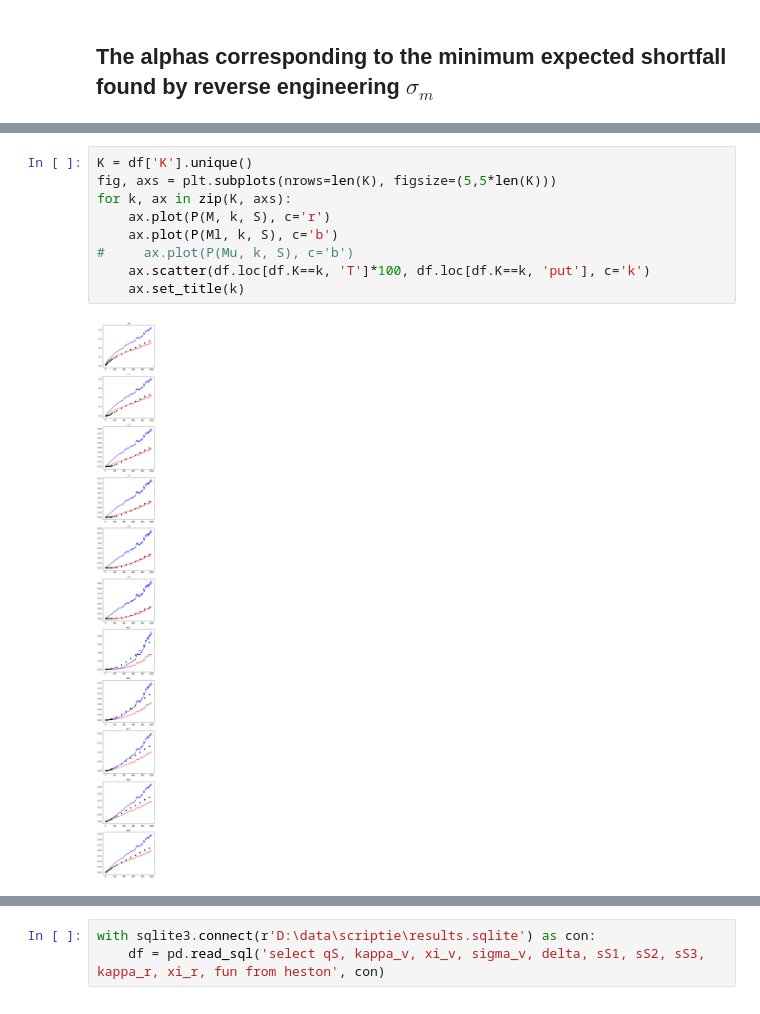
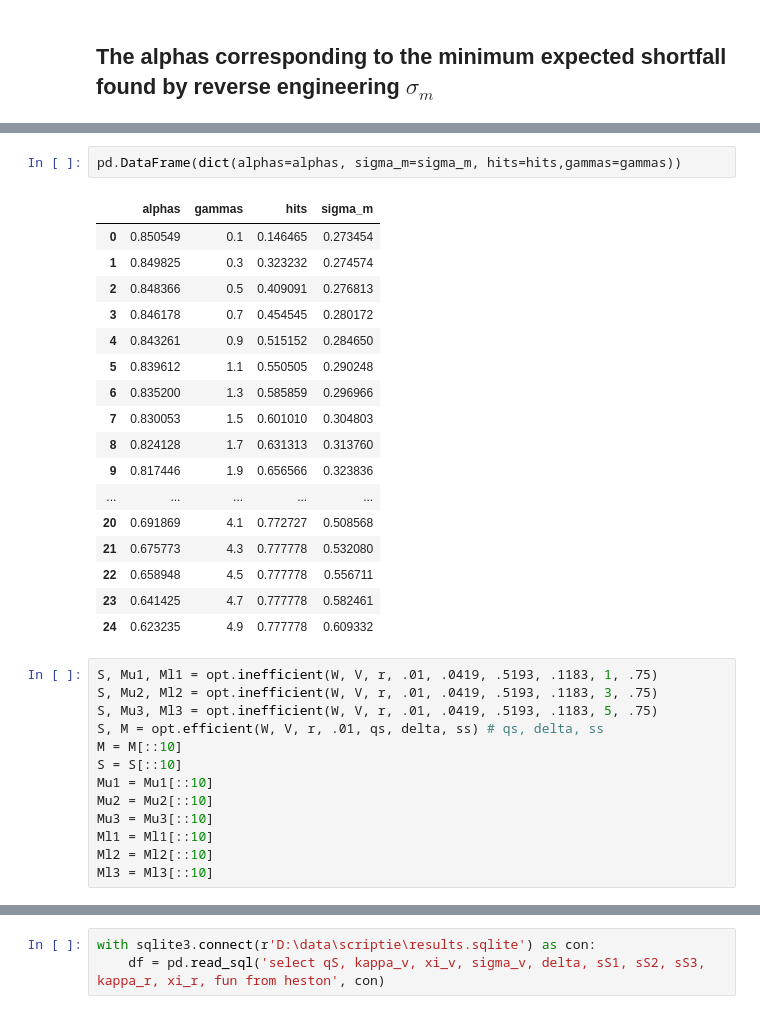
Before and after one commit to sebasv/thesis, a Jupyter notebook: Untitled1.ipynb, the cells around one changed output, grey strips where cells are left out. Cells and saved outputs as stored; diff of their text form.

```diff
--- a/Untitled1.ipynb
+++ b/Untitled1.ipynb
@@ -101,11 +108,33 @@ plt.ylabel('percentage within bounds')
-# %%
-K = df['K'].unique()
-fig, axs = plt.subplots(nrows=len(K), figsize=(5,5*len(K)))
-for k, ax in zip(K, axs):
-    ax.plot(P(M, k, S), c='r')
-    ax.plot(P(Ml, k, S), c='b')
-#     ax.plot(P(Mu, k, S), c='b')
-    ax.scatter(df.loc[df.K==k, 'T']*100, df.loc[df.K==k, 'put'], c='k')
-    ax.set_title(k)
-# %% [output]
-[figure, removed]
+# %%
+pd.DataFrame(dict(alphas=alphas, sigma_m=sigma_m, hits=hits,gammas=gammas))
+# %% [output]
+|  | alphas | gammas | hits | sigma_m |
+| 0 | 0.850549 | 0.1 | 0.146465 | 0.273454 |
+| 1 | 0.849825 | 0.3 | 0.323232 | 0.274574 |
+| 2 | 0.848366 | 0.5 | 0.409091 | 0.276813 |
+| 3 | 0.846178 | 0.7 | 0.454545 | 0.280172 |
+| 4 | 0.843261 | 0.9 | 0.515152 | 0.284650 |
+| 5 | 0.839612 | 1.1 | 0.550505 | 0.290248 |
+| 6 | 0.835200 | 1.3 | 0.585859 | 0.296966 |
+| 7 | 0.830053 | 1.5 | 0.601010 | 0.304803 |
+| 8 | 0.824128 | 1.7 | 0.631313 | 0.313760 |
+| 9 | 0.817446 | 1.9 | 0.656566 | 0.323836 |
+| ... | ... | ... | ... | ... |
+| 20 | 0.691869 | 4.1 | 0.772727 | 0.508568 |
+| 21 | 0.675773 | 4.3 | 0.777778 | 0.532080 |
+| 22 | 0.658948 | 4.5 | 0.777778 | 0.556711 |
+| 23 | 0.641425 | 4.7 | 0.777778 | 0.582461 |
+| 24 | 0.623235 | 4.9 | 0.777778 | 0.609332 |
+# %%
+S, Mu1, Ml1 = opt.inefficient(W, V, r, .01, .0419, .5193, .1183, 1, .75)
+S, Mu2, Ml2 = opt.inefficient(W, V, r, .01, .0419, .5193, .1183, 3, .75)
+S, Mu3, Ml3 = opt.inefficient(W, V, r, .01, .0419, .5193, .1183, 5, .75)
+S, M = opt.efficient(W, V, r, .01, qs, delta, ss) # qs, delta, ss
+M = M[::10]
+S = S[::10]
+Mu1 = Mu1[::10]
+Mu2 = Mu2[::10]
+Mu3 = Mu3[::10]
+Ml1 = Ml1[::10]
+Ml2 = Ml2[::10]
+Ml3 = Ml3[::10]
```
Also changed, not shown: parts of 7 cells of this notebook, 1 other file.
